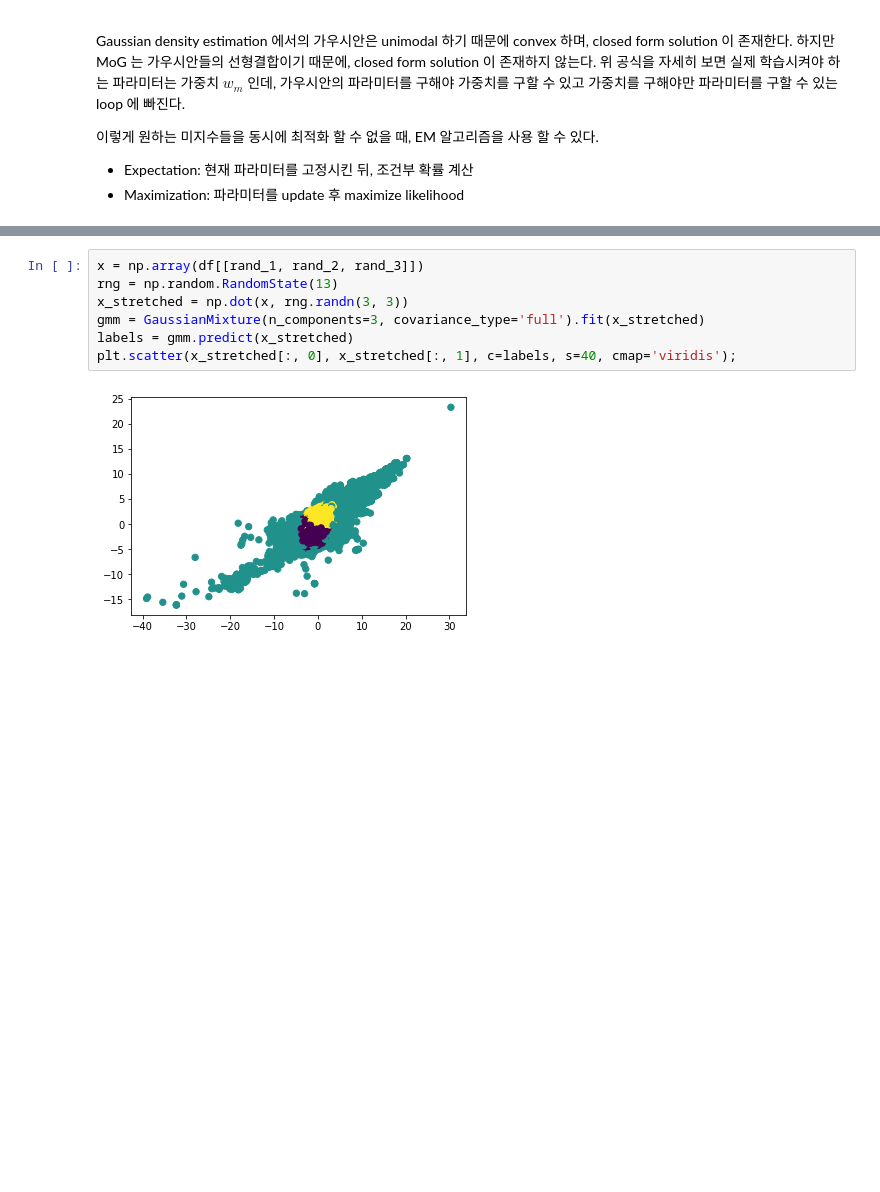
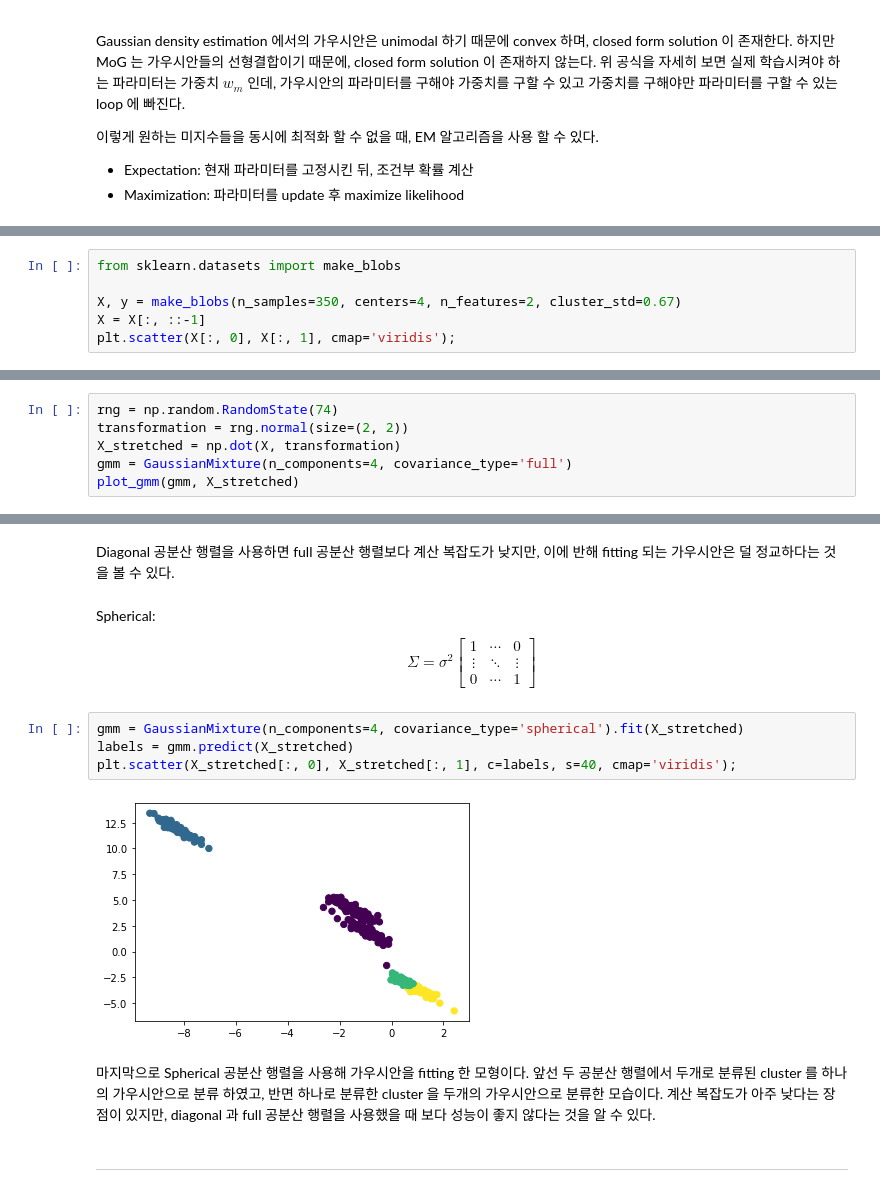
Before and after one commit to tomtom1103/The_Helvetica_Scenario, a Jupyter notebook: anomaly_detection/anomaly_detection_tutorial.ipynb, the cells around one changed output, grey strips where cells are left out. Drawn from its saved outputs; the diff is of its cells as text; blank space fills up the shorter version.

```diff
--- a/anomaly_detection/anomaly_detection_tutorial.ipynb
+++ b/anomaly_detection/anomaly_detection_tutorial.ipynb
@@ -246,0 +197,6 @@ Probability of the regular sample from the fitted Gaussian: [[0.94121979 0.01230
+# %%
+from sklearn.datasets import make_blobs
+
+X, y = make_blobs(n_samples=350, centers=4, n_features=2, cluster_std=0.67)
+X = X[:, ::-1]
+plt.scatter(X[:, 0], X[:, 1], cmap='viridis');
@@ -246,0 +245,6 @@ Probability of the regular sample from the fitted Gaussian: [[0.94121979 0.01230
+# %%
+rng = np.random.RandomState(74)
+transformation = rng.normal(size=(2, 2))
+X_stretched = np.dot(X, transformation)
+gmm = GaussianMixture(n_components=4, covariance_type='full')
+plot_gmm(gmm, X_stretched)
@@ -247,9 +270,22 @@ Probability of the regular sample from the fitted Gaussian: [[0.94121979 0.01230
+# %% [markdown]
+Diagonal 공분산 행렬을 사용하면 full 공분산 행렬보다 계산 복잡도가 낮지만, 이에 반해 fitting 되는 가우시안은 덜 정교하다는 것을 볼 수 있다.
+# %% [markdown]
+Spherical:
+
+$$
+\Sigma=\sigma^2\left[\begin{array}{ccc}
+1 & \cdots & 0 \\
+\vdots & \ddots & \vdots \\
+0 & \cdots & 1
+\end{array}\right]
+$$
 # %%
-x = np.array(df[[rand_1, rand_2, rand_3]])
-rng = np.random.RandomState(13)
-x_stretched = np.dot(x, rng.randn(3, 3))
-gmm = GaussianMixture(n_components=3, covariance_type='full').fit(x_stretched)
-labels = gmm.predict(x_stretched)
-plt.scatter(x_stretched[:, 0], x_stretched[:, 1], c=labels, s=40, cmap='viridis');
+gmm = GaussianMixture(n_components=4, covariance_type='spherical').fit(X_stretched)
+labels = gmm.predict(X_stretched)
+plt.scatter(X_stretched[:, 0], X_stretched[:, 1], c=labels, s=40, cmap='viridis');
 # %% [output]
-[figure, old version]
+[figure, new version]
+# %% [markdown]
+마지막으로 Spherical 공분산 행렬을 사용해 가우시안을 fitting 한 모형이다. 앞선 두 공분산 행렬에서 두개로 분류된 cluster 를 하나의 가우시안으로 분류 하였고, 반면 하나로 분류한 cluster 을 두개의 가우시안으로 분류한 모습이다. 계산 복잡도가 아주 낮다는 장점이 있지만, diagonal 과 full 공분산 행렬을 사용했을 때 보다 성능이 좋지 않다는 것을 알 수 있다.
+# %% [markdown]
+------------
```
Also changed, not shown: parts of 45 cells of this notebook, 12 other files.
